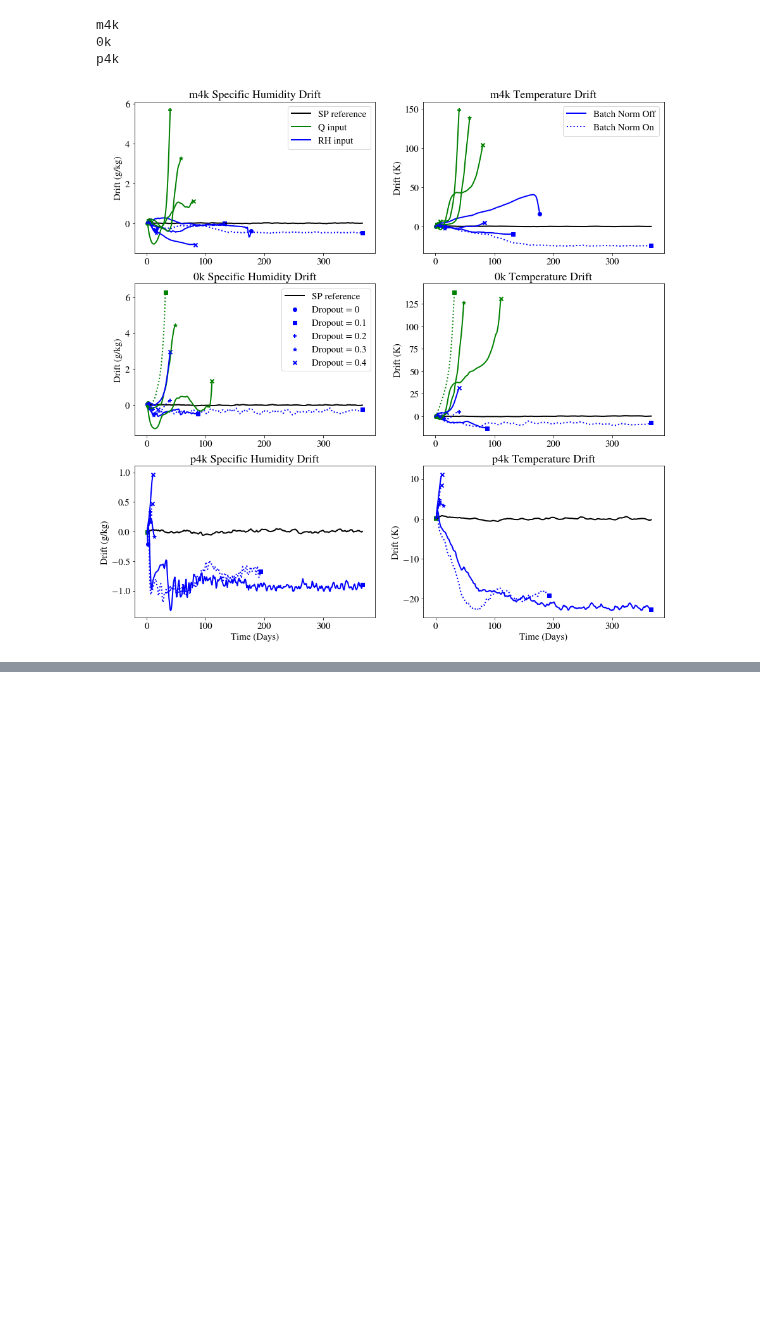
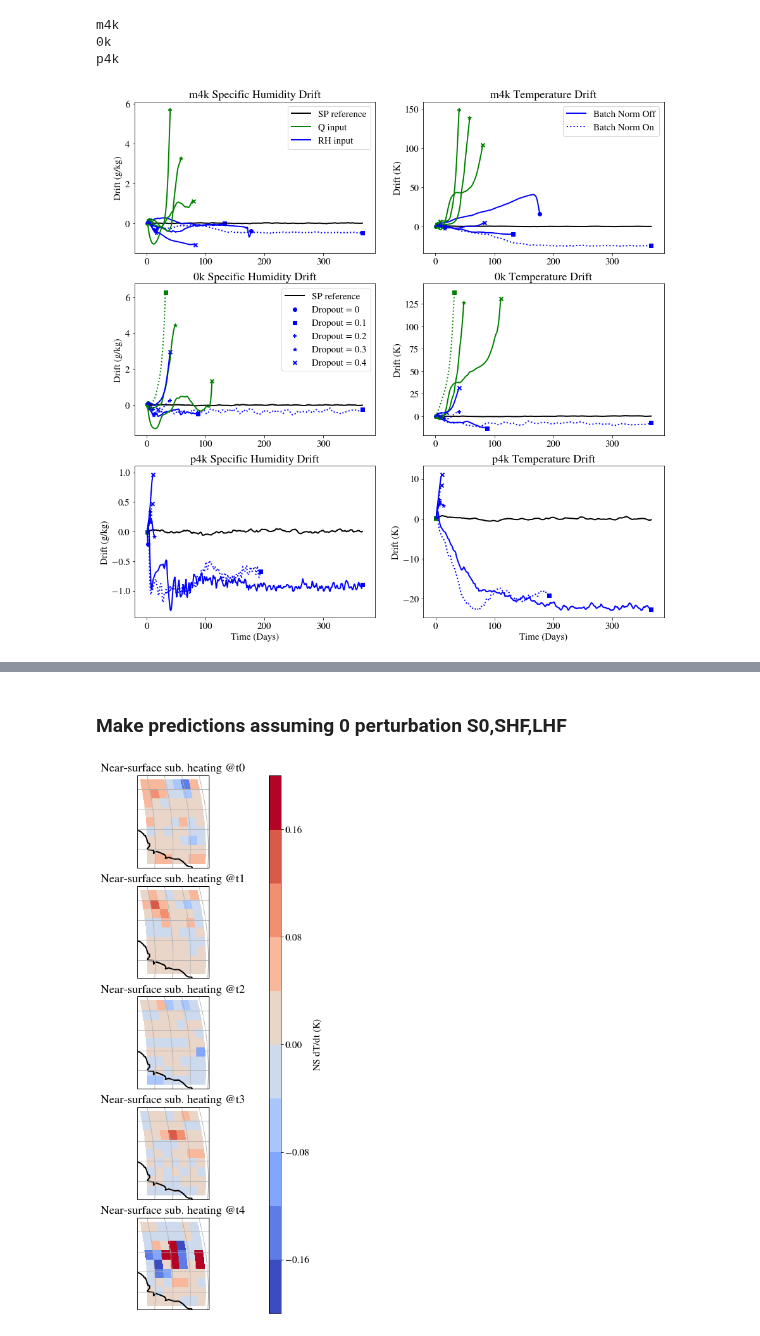
Before and after one commit to BradleyStanleyClamp/CBRAIN-CAM-MLINV, a Jupyter notebook: notebooks/tbeucler_devlog/094_Jerry_First_Runs_Analysis.ipynb, the cells around one changed output, grey strips where cells are left out. Cells and saved outputs as stored; diff of their text form; code cells hidden in the pictures; blank space fills up the shorter version.

```diff
--- a/notebooks/tbeucler_devlog/094_Jerry_First_Runs_Analysis.ipynb
+++ b/notebooks/tbeucler_devlog/094_Jerry_First_Runs_Analysis.ipynb
@@ -214,0 +395,2 @@ for iclim,clim in enumerate(Climates):
+# %%
+model_ref = MODELJ['Q'][0]['False']
@@ -214,0 +417,5 @@ for iclim,clim in enumerate(Climates):
+# %% [markdown]
+### Make predictions assuming 0 perturbation S0,SHF,LHF
+# %%
+dT_dt = np.zeros((5,30,10,8))
+dQ_dt = np.zeros((5,30,10,8))
@@ -214,0 +441,39 @@ for iclim,clim in enumerate(Climates):
+# %%
+ilon_min = 110
+ilon_max = 118
+ilat_min = 30
+ilat_max = 40
+# %%
+vmin0 = -0.2
+vmax0 = 0.2
+# Create custom colormap following [https://stackoverflow.com/questions/14777066/matplotlib-discrete-colorbar]
+cmap = plb.cm.coolwarm
+# extract all colors from the .jet map
+cmaplist = [cmap(i) for i in range(cmap.N)]
+# create the new map
+cmap = mpl.colors.LinearSegmentedColormap.from_list(
+    'Custom cmap', cmaplist, cmap.N)
+# define the bins and normalize
+bounds = np.linspace(vmin0, vmax0, 11)
+norm = mpl.colors.BoundaryNorm(bounds, cmap.N)
+# %%
+fig, ax = plt.subplots(5,1,subplot_kw={'projection':ccrs.Robinson(central_longitude=180)},
+                       figsize=(5,15))
+
+for irow in range(5):
+    #toplot = Refrun['NNTBP'][irow,-1,:,:].values
+    toplot = dT_dt[irow,-1,:,:]
+    imag = ax[irow].pcolormesh(Refrun['lon'][ilon_min:ilon_max],
+                               Refrun['lat'][ilat_min:ilat_max],
+                               toplot,transform=ccrs.PlateCarree(),
+                              cmap=cmap,norm=norm)
+    ax[irow].coastlines(linewidth=2.0,edgecolor='0.25')
+    ax[irow].gridlines()
+    ax[irow].set_title('Near-surface sub. heating @t'+str(irow),loc='center')
+
+    # Colorbar
+    if irow==0:
+        cbar_ax = fig.add_axes([0.92, 0.12, 0.05, 0.76])
+        fig.colorbar(imag, label="NS dT/dt "+r'$\left(\mathrm{K}\right)$', cax=cbar_ax)
+# %% [output]
+[figure, added]
```
Also changed, not shown: parts of 21 cells of this notebook, 1 other file.
